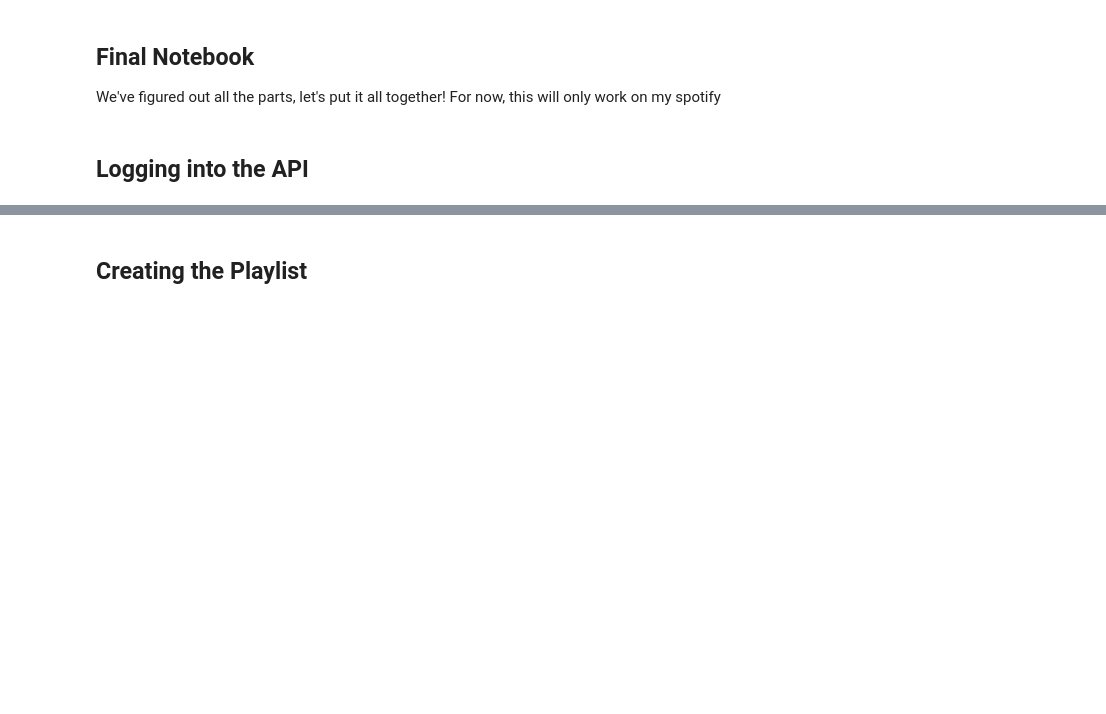
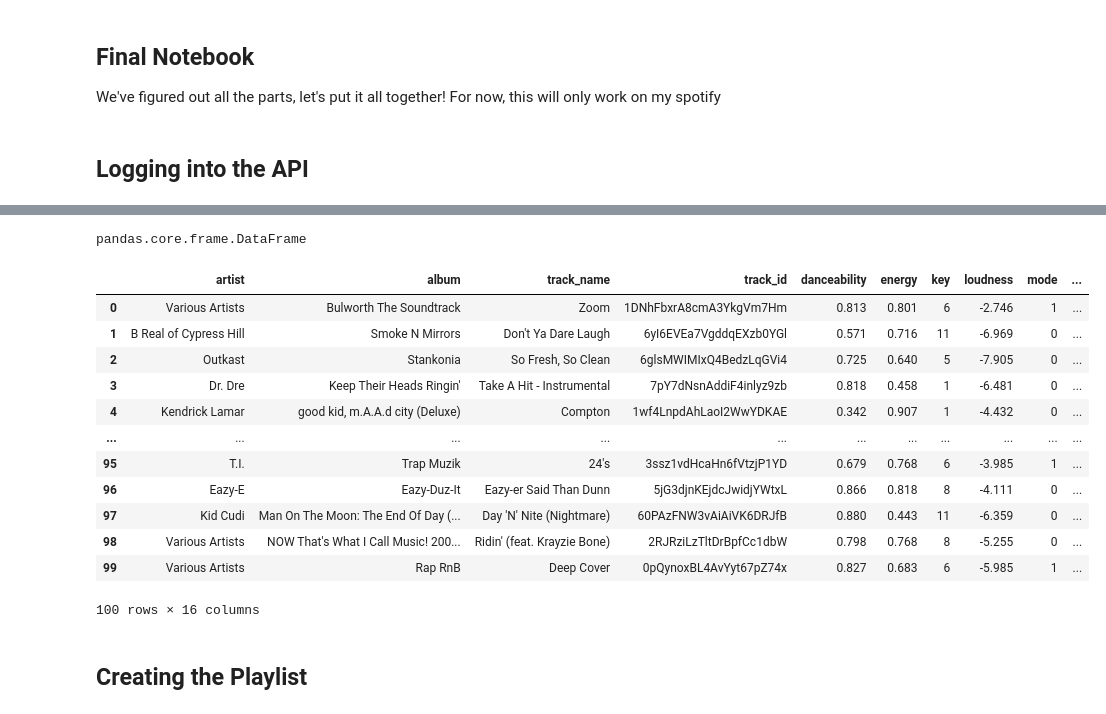
Before and after one commit to victoriab027/Creatify, a Jupyter notebook: notebooks/6.0-final-nb.ipynb, the cells around one changed output, grey strips where cells are left out. Saved outputs shown, nothing was run; the diff lists cells and outputs as text; code cells hidden in the pictures; blank space fills up the shorter version.

```diff
--- a/notebooks/6.0-final-nb.ipynb
+++ b/notebooks/6.0-final-nb.ipynb
@@ -60,7 +181,7 @@ DEBUG:spotipy.client:RESULTS: {'country': 'US', 'display_name': 'victoriab027',
 # %%
 def find_and_filter(settings, genres_list, sp):
     #FINDING
-    results = sp.recommendations(seed_genres=genres_list, limit=100)
+    results = sp.recommendations(seed_genres=genres_list, seed_artists=['6DPYiyq5kWVQS4RGwxzPC7'], limit=100)
     #create an empty dataframe
     song_features_list = ["artist","album","track_name",  "track_id","danceability","energy","key","loudness","mode", "speechiness","instrumentalness","liveness","valence","tempo", "duration_ms","time_signature"]
     song_df = pd.DataFrame(columns = song_features_list)
@@ -91,3 +212,16 @@ def find_and_filter(settings, genres_list, sp):
                 var = song_df[setting["Name"]].var()
                 song_df = song_df[(song_df[setting["Name"]] >= level*song_df[setting["Name"]].mean()-2*var) & (song_df[setting["Name"]] <= level*song_df[setting["Name"]].mean()+2*var)]
     return song_df
+# %%
+SCOPE = ('playlist-modify-public,user-read-recently-played,user-library-read,playlist-modify-private,playlist-modify-public,user-modify-playback-state,user-read-playback-state')
+sp_oauth = oauth2.SpotifyOAuth(credentials.SPOTIPY_CLIENT_ID,credentials.SPOTIPY_CLIENT_SECRET, credentials.SPOTIPY_REDIRECT_URI ,scope=SCOPE )
+print(sp_oauth)
+#click "Accept" in your browser when the auth window pops up
+code = sp_oauth.get_auth_response(open_browser=True)
+print(code)
+token = sp_oauth.get_access_token(code)
+refresh_token = token['refresh_token']
+sp = spotipy.Spotify(auth=token['access_token'])
+username = sp.current_user()['id']
+
+sp.recommendations(seed_genres=['pop'], limit=1)
@@ -94,20 +238,40 @@ def find_and_filter(settings, genres_list, sp):
 # %%
 #settings tester
-settings = [{"Name": "danceability", "On": True, "Level": 73},
-            {"Name": "energy", "On": True,"Level": 88},
-            {"Name": "valence", "On": True,"Level": 0},
+settings = [{"Name": "danceability", "On": False, "Level": 73},
+            {"Name": "energy", "On": False,"Level": 88},
+            {"Name": "valence", "On": False,"Level": 0},
             {"Name": "loudness","On": False, "Level": 100},
             {"Name": "instrumentalness","On": False, "Level": 22},
             {"Name": "liveness", "On": False,"Level": 10}]
 
 settings_df = pd.DataFrame(settings)
+# %%
+type(settings_df)
+# %% [output]
+pandas.core.frame.DataFrame
 # %%
 goal = 5
-generes_list = ["indie-pop","punk","dancehall","german"]
+generes_list = ["chill","gospel","groove"]
 final_df = find_and_filter(settings_df,generes_list,sp)
 while (len(final_df) < goal):
     getter = find_and_filter(settings_df,generes_list,sp)
     final_df = pd.concat([final_df, getter], ignore_index = True)
+# %%
+final_df
+# %% [output]
+|  | artist | album | track_name | track_id | danceability | energy | key | loudness | mode | ... |
+| 0 | Various Artists | Bulworth The Soundtrack | Zoom | 1DNhFbxrA8cmA3YkgVm7Hm | 0.813 | 0.801 | 6 | -2.746 | 1 | ... |
+| 1 | B Real of Cypress Hill | Smoke N Mirrors | Don't Ya Dare Laugh | 6yI6EVEa7VgddqEXzb0YGl | 0.571 | 0.716 | 11 | -6.969 | 0 | ... |
+| 2 | Outkast | Stankonia | So Fresh, So Clean | 6glsMWIMIxQ4BedzLqGVi4 | 0.725 | 0.640 | 5 | -7.905 | 0 | ... |
+| 3 | Dr. Dre | Keep Their Heads Ringin' | Take A Hit - Instrumental | 7pY7dNsnAddiF4inlyz9zb | 0.818 | 0.458 | 1 | -6.481 | 0 | ... |
+| 4 | Kendrick Lamar | good kid, m.A.A.d city (Deluxe) | Compton | 1wf4LnpdAhLaoI2WwYDKAE | 0.342 | 0.907 | 1 | -4.432 | 0 | ... |
+| ... | ... | ... | ... | ... | ... | ... | ... | ... | ... | ... |
+| 95 | T.I. | Trap Muzik | 24's | 3ssz1vdHcaHn6fVtzjP1YD | 0.679 | 0.768 | 6 | -3.985 | 1 | ... |
+| 96 | Eazy-E | Eazy-Duz-It | Eazy-er Said Than Dunn | 5jG3djnKEjdcJwidjYWtxL | 0.866 | 0.818 | 8 | -4.111 | 0 | ... |
+| 97 | Kid Cudi | Man On The Moon: The End Of Day (... | Day 'N' Nite (Nightmare) | 60PAzFNW3vAiAiVK6DRJfB | 0.880 | 0.443 | 11 | -6.359 | 0 | ... |
+| 98 | Various Artists | NOW That's What I Call Music! 200... | Ridin' (feat. Krayzie Bone) | 2RJRziLzTltDrBpfCc1dbW | 0.798 | 0.768 | 8 | -5.255 | 0 | ... |
+| 99 | Various Artists | Rap RnB | Deep Cover | 0pQynoxBL4AvYyt67pZ74x | 0.827 | 0.683 | 6 | -5.985 | 1 | ... |
+100 rows × 16 columns
 # %% [markdown]
 ## Creating the Playlist
 # %%
```
Also changed, not shown: parts of 17 cells of this notebook, 4 other files.
